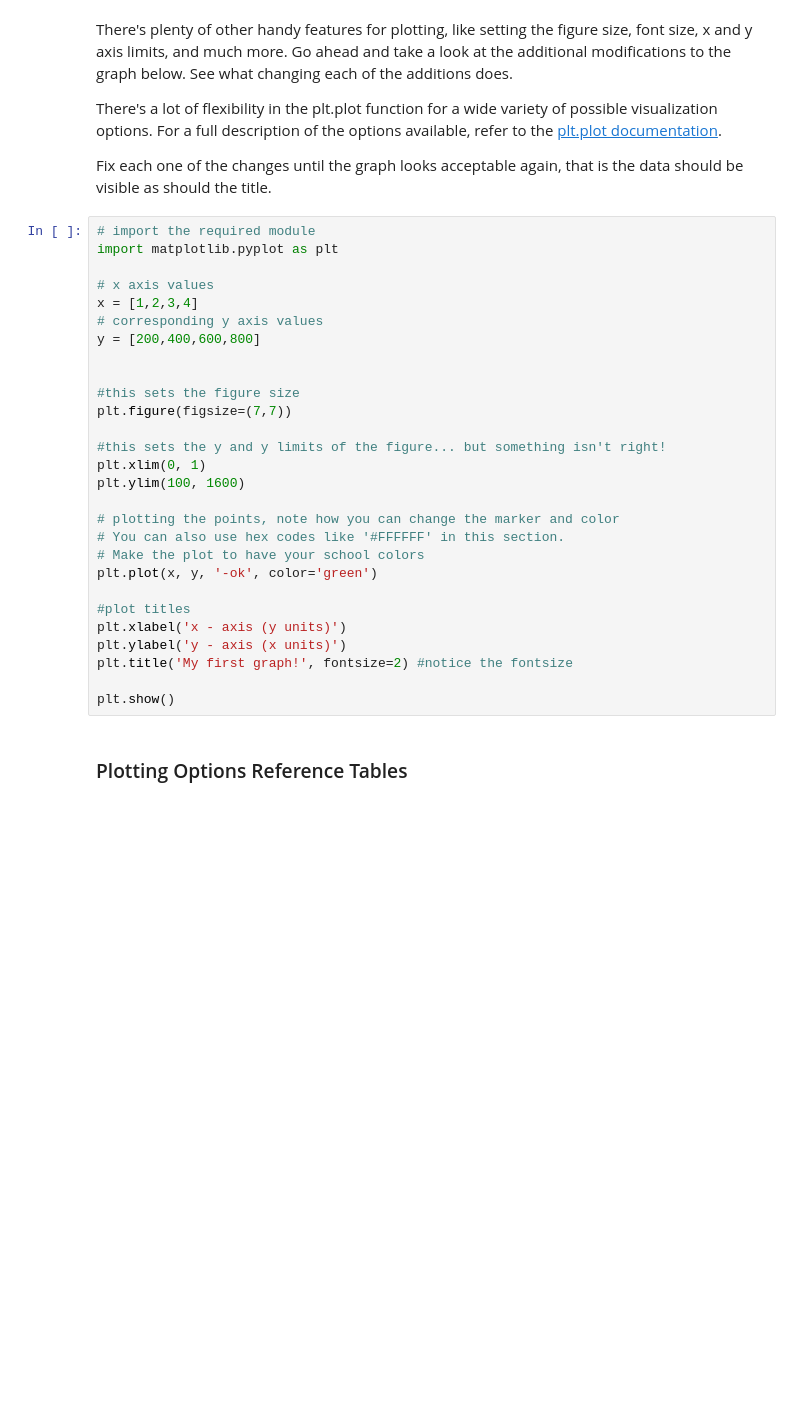
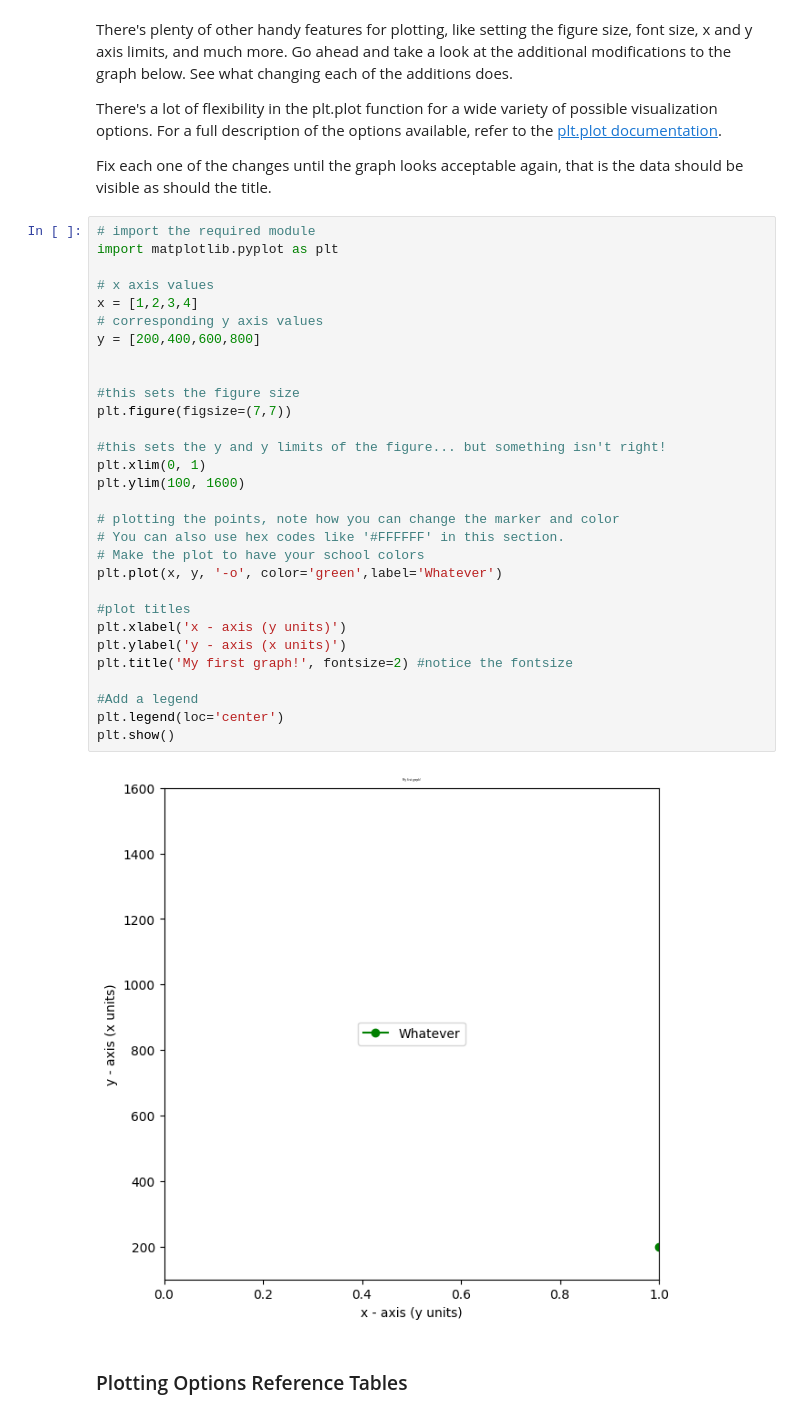
Before and after one commit to pmpatel-udallas/BCCE2024, a Jupyter notebook: BCCE_2024_Workshop.ipynb, the cells around one changed output. Saved outputs shown, nothing was run; the diff lists cells and outputs as text; blank space fills up the shorter version.

```diff
--- a/BCCE_2024_Workshop.ipynb
+++ b/BCCE_2024_Workshop.ipynb
@@ -184,31 +306,35 @@ Fix each one of the changes until the graph looks acceptable again, that is the
 # %%
 # import the required module
 import matplotlib.pyplot as plt
 
 # x axis values
 x = [1,2,3,4]
 # corresponding y axis values
 y = [200,400,600,800]
 
 
 #this sets the figure size
 plt.figure(figsize=(7,7))
 
 #this sets the y and y limits of the figure... but something isn't right!
 plt.xlim(0, 1)
 plt.ylim(100, 1600)
 
 # plotting the points, note how you can change the marker and color
 # You can also use hex codes like '#FFFFFF' in this section.
 # Make the plot to have your school colors
-plt.plot(x, y, '-ok', color='green')
+plt.plot(x, y, '-o', color='green',label='Whatever')
 
 #plot titles
 plt.xlabel('x - axis (y units)')
 plt.ylabel('y - axis (x units)')
 plt.title('My first graph!', fontsize=2) #notice the fontsize
 
+#Add a legend
+plt.legend(loc='center')
 plt.show()
+# %% [output]
+[figure, added]
 # %% [markdown]
 ### Plotting Options Reference Tables
 # %% [markdown]
```
Also changed, not shown: parts of 26 cells of this notebook.
